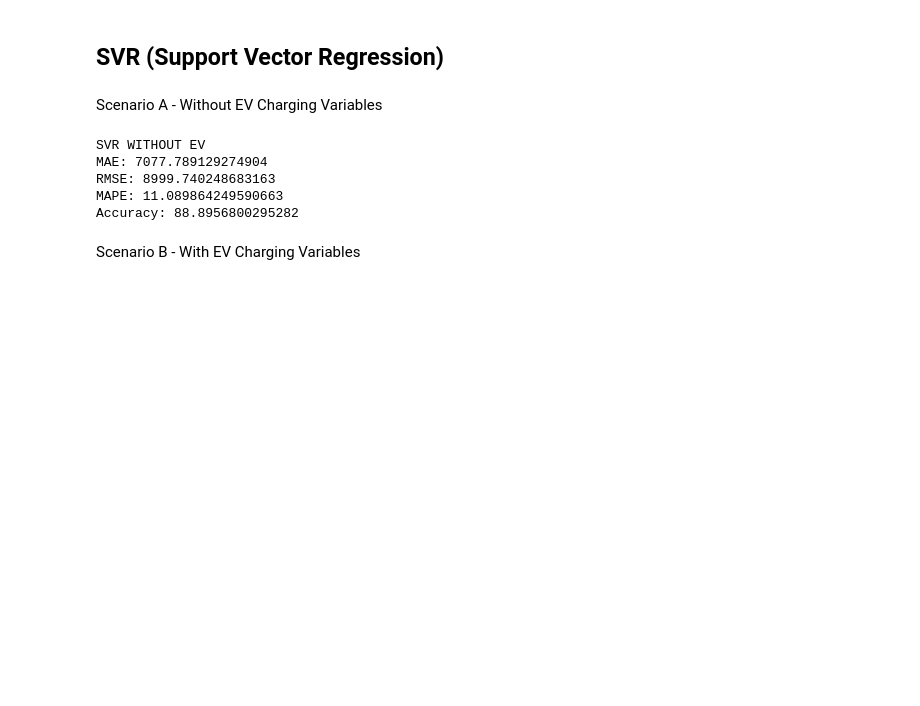
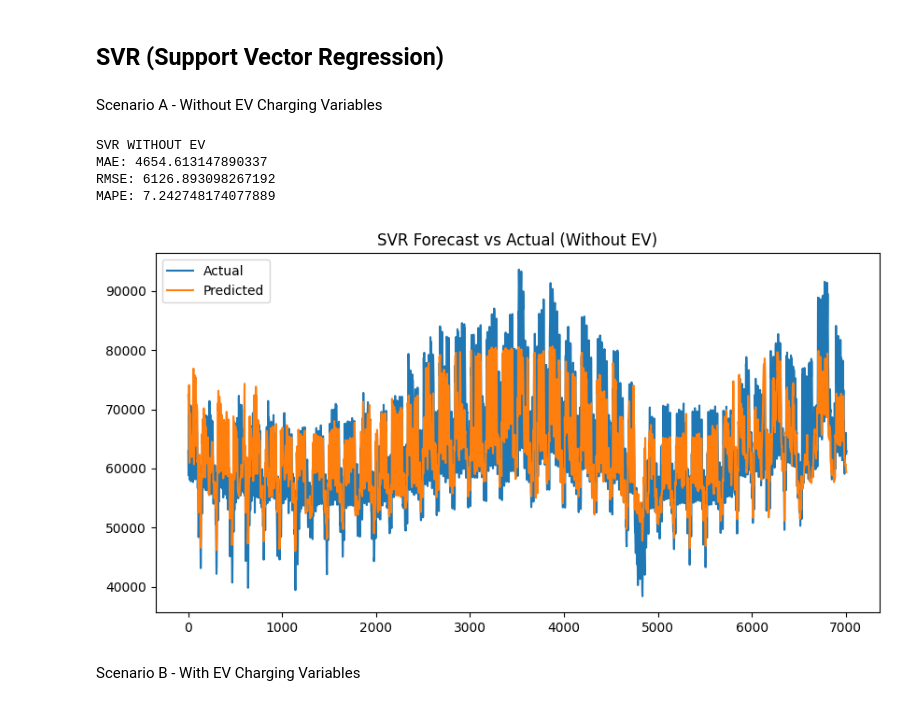
Before and after one commit to chevalier08/CST3390-Individual-Project, a Jupyter notebook: EV_data_analysis.ipynb, the cells around one changed output. Drawn from its saved outputs; the diff is of its cells as text; code cells hidden in the pictures; blank space fills up the shorter version.

```diff
--- a/EV_data_analysis.ipynb
+++ b/EV_data_analysis.ipynb
@@ -303,49 +328,67 @@ With EV - MAPE: 13.23%
 Scenario A - Without EV Charging Variables
 # %%
 import numpy as np
+import matplotlib.pyplot as plt
+
 from sklearn.svm import SVR
 from sklearn.preprocessing import StandardScaler
 from sklearn.metrics import mean_absolute_error, mean_squared_error
 
-
-# Scenario A: WITHOUT EV variables
-
-X = df.drop(columns=['power_demand_MWh', 'EV_fast_charging', 'EV_slow_charging'])
+# 1. DEFINE X AND y
+X = df.drop(columns=['power_demand_MWh', 'EV_slow_charging', 'EV_fast_charging'])
 y = df['power_demand_MWh']
 
+# 2. SIMPLE SPLIT
 split = int(len(df) * 0.8)
 
 X_train = X[:split]
 X_test = X[split:]
 
 y_train = y[:split]
 y_test = y[split:]
 
+# 3. SCALE
 scaler = StandardScaler()
 X_train_scaled = scaler.fit_transform(X_train)
 X_test_scaled = scaler.transform(X_test)
 
-svr = SVR(kernel='rbf')
+# 4. SVR
+svr = SVR(
+    kernel='rbf',
+    C=100,
+    gamma=0.5,
+    epsilon=0.1
+)
+
 svr.fit(X_train_scaled, y_train)
 
+# 5. PREDICT
 pred = svr.predict(X_test_scaled)
 
+# 6. METRICS
 mae = mean_absolute_error(y_test, pred)
 rmse = np.sqrt(mean_squared_error(y_test, pred))
 mape = np.mean(np.abs((y_test - pred) / y_test)) * 100
-accuracy = 100 * (1 - mae / y_test.mean())
 
 print("SVR WITHOUT EV")
 print("MAE:", mae)
 print("RMSE:", rmse)
 print("MAPE:", mape)
-print("Accuracy:", accuracy)
+
+# 7. PLOT
+plt.figure(figsize=(10,5))
+plt.plot(y_test.values, label="Actual")
+plt.plot(pred, label="Predicted")
+
+plt.title("SVR Forecast vs Actual (Without EV)")
+plt.legend()
+plt.show()
 # %% [output]
 SVR WITHOUT EV
-MAE: 7077.789129274904
-RMSE: 8999.740248683163
-MAPE: 11.089864249590663
-Accuracy: 88.8956800295282
+MAE: 4654.613147890337
+RMSE: 6126.893098267192
+MAPE: 7.242748174077889
+[figure, added]
 # %% [markdown]
 Scenario B - With EV Charging Variables
 # %%
```
Also changed, not shown: parts of 8 cells of this notebook.
